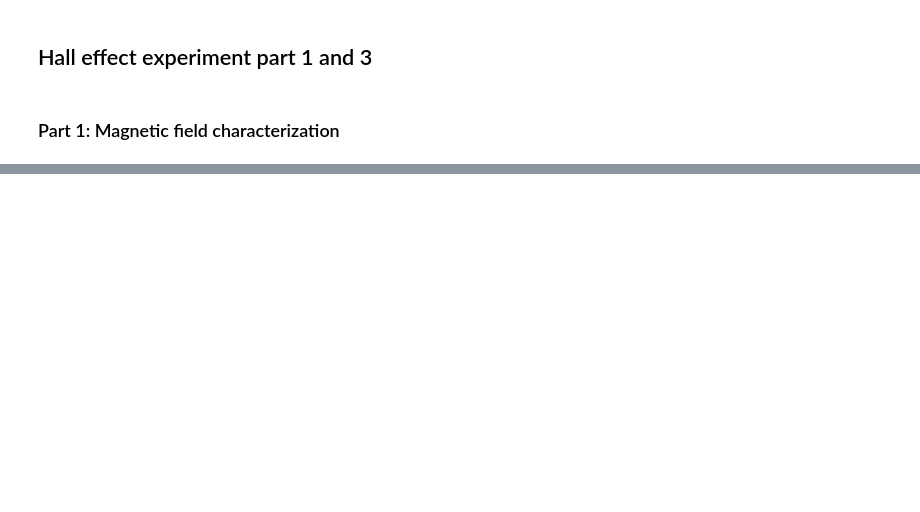
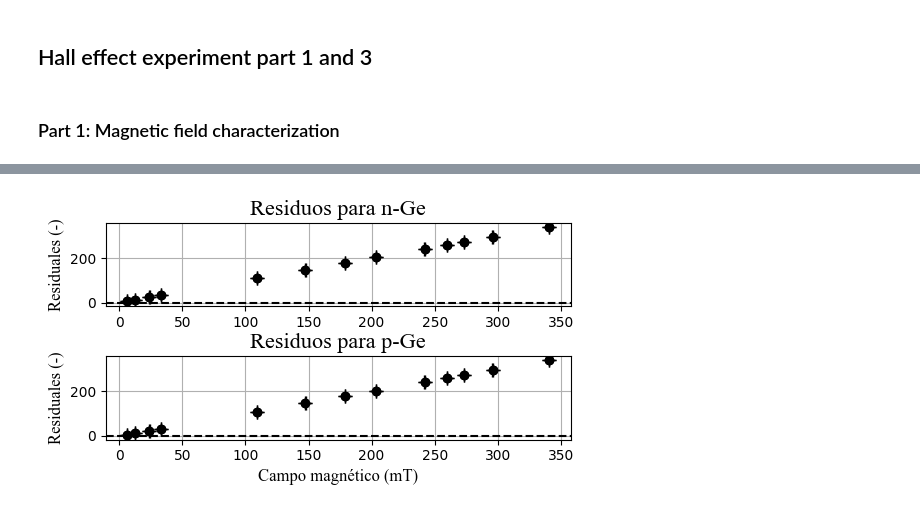
Before and after one commit to karemjruiano/laboratorio-intermedio, a Jupyter notebook: Efecto Hall/Part_1_and_3.ipynb, the cells around one changed output, grey strips where cells are left out. Drawn from its saved outputs; the diff is of its cells as text; code cells hidden in the pictures; blank space fills up the shorter version.

```diff
--- a/Efecto Hall/Part_1_and_3.ipynb
+++ b/Efecto Hall/Part_1_and_3.ipynb
@@ -20,0 +908,42 @@ FileNotFoundError: [Errno 2] No such file or directory: 'Campo_magnético.csv'
+# %%
+# Ajuste con ley de potencia para p-Ge
+# Mismo proceso de n-Ge
+
+def power(B, a, b, e):
+    return (a * B ** b) + e
+
+result, cov = curve_fit(power, field_p, p_fac)
+a_p = result[0]
+b_p = result[1]
+e_p = result[2]
+
+x_p = np.linspace(0, 350, 100)
+
+aj_val_p = power(field_p, a_p, b_p, e_p)
+res_p = field_p - aj_val_p
+# %%
+# Gráfico de factor en función del campo para el n-Ge
+plt.figure(figsize=(6,8))
+
+plt.subplot2grid((5, 1), (0, 0), rowspan=1)
+plt.scatter(field_n, res_n, color='black')
+plt.axhline(y=0, color='black', linestyle='--')
+plt.errorbar(field_n, res_n, xerr=Fn_error, yerr=fac_n_error, fmt='o', capsize=5, color="black")
+plt.title('Residuos para n-Ge', loc='center', fontfamily='Times New Roman',fontsize=16)
+plt.ylabel('Residuales (-)',fontfamily='Times New Roman',fontsize=12)
+plt.grid()
+
+plt.subplot2grid((5, 1), (1, 0), rowspan=1)
+plt.scatter(field_p, res_p, color='black')
+plt.axhline(y=0, color='black', linestyle='--')
+plt.errorbar(field_n, res_n, xerr=Fp_error, yerr=fac_p_error, fmt='o', capsize=5, color="black")
+plt.title('Residuos para p-Ge', loc='center', fontfamily='Times New Roman',fontsize=16)
+plt.xlabel('Campo magnético (mT)',fontfamily='Times New Roman',fontsize=12)
+plt.ylabel('Residuales (-)',fontfamily='Times New Roman',fontsize=12)
+plt.grid()
+
+plt.subplots_adjust(hspace=0.6)
+plt.savefig("Residuos magnetoresitencia")
+plt.show()
+# %% [output]
+[figure, added]
```
Also changed, not shown: parts of 47 cells of this notebook, 2 other files.
